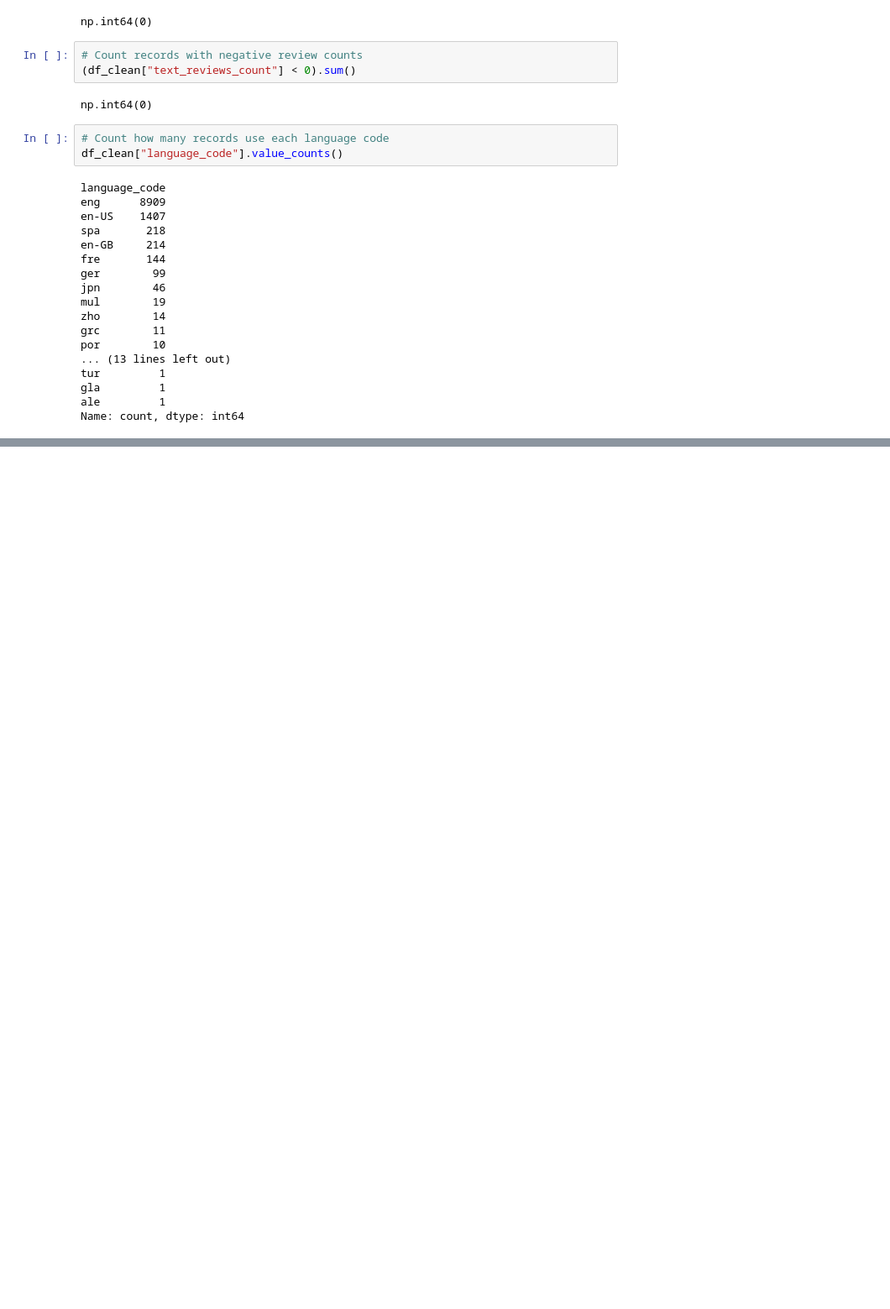
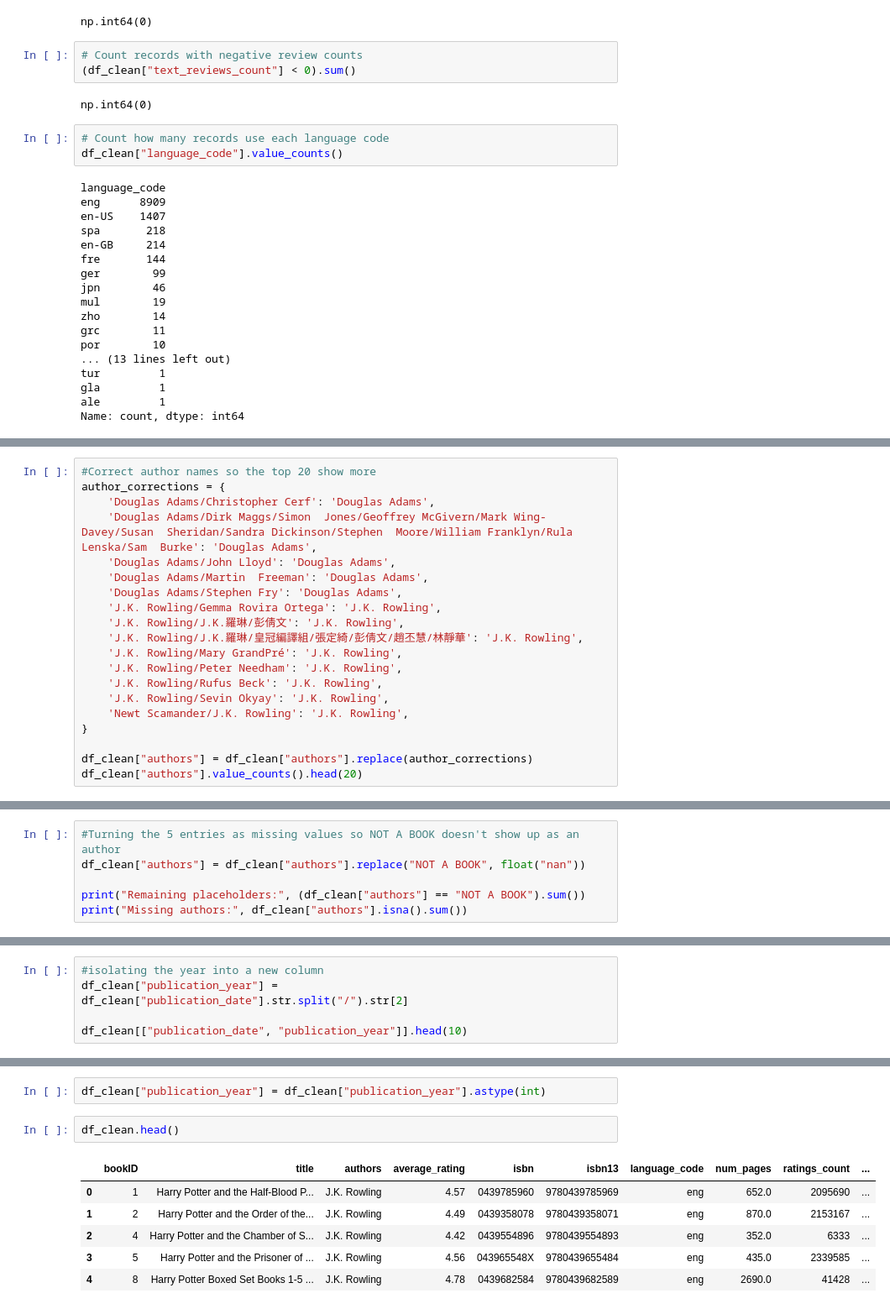
Before and after one commit to Preeti-data/first_project, a Jupyter notebook: notebooks/bookworms_data_cleaning.ipynb, the cells around one changed output, grey strips where cells are left out. Shown at 84% size. Cells and saved outputs as stored; diff of their text form; blank space fills up the shorter version.

Commit message:
cleaned notebook updated, new csv file added

```diff
--- a/notebooks/bookworms_data_cleaning.ipynb
+++ b/notebooks/bookworms_data_cleaning.ipynb
@@ -558,0 +761,20 @@ df_clean["publisher"] = df_clean["publisher"].replace(publisher_corrections)
+# %%
+#Correct author names so the top 20 show more
+author_corrections = {
+    'Douglas Adams/Christopher Cerf': 'Douglas Adams',
+    'Douglas Adams/Dirk Maggs/Simon  Jones/Geoffrey McGivern/Mark Wing-Davey/Susan  Sheridan/Sandra Dickinson/Stephen  Moore/William Franklyn/Rula Lenska/Sam  Burke': 'Douglas Adams',
+    'Douglas Adams/John Lloyd': 'Douglas Adams',
+    'Douglas Adams/Martin  Freeman': 'Douglas Adams',
+    'Douglas Adams/Stephen Fry': 'Douglas Adams',
+    'J.K. Rowling/Gemma Rovira Ortega': 'J.K. Rowling',
+    'J.K. Rowling/J.K.羅琳/彭倩文': 'J.K. Rowling',
+    'J.K. Rowling/J.K.羅琳/皇冠編譯組/張定綺/彭倩文/趙丕慧/林靜華': 'J.K. Rowling',
+    'J.K. Rowling/Mary GrandPré': 'J.K. Rowling',
+    'J.K. Rowling/Peter Needham': 'J.K. Rowling',
+    'J.K. Rowling/Rufus Beck': 'J.K. Rowling',
+    'J.K. Rowling/Sevin Okyay': 'J.K. Rowling',
+    'Newt Scamander/J.K. Rowling': 'J.K. Rowling',
+}
+
+df_clean["authors"] = df_clean["authors"].replace(author_corrections)
+df_clean["authors"].value_counts().head(20)
@@ -558,0 +813,6 @@ df_clean["publisher"] = df_clean["publisher"].replace(publisher_corrections)
+# %%
+#Turning the 5 entries as missing values so NOT A BOOK doesn't show up as an author
+df_clean["authors"] = df_clean["authors"].replace("NOT A BOOK", float("nan"))
+
+print("Remaining placeholders:", (df_clean["authors"] == "NOT A BOOK").sum())
+print("Missing authors:", df_clean["authors"].isna().sum())
@@ -558,0 +837,5 @@ df_clean["publisher"] = df_clean["publisher"].replace(publisher_corrections)
+# %%
+#isolating the year into a new column
+df_clean["publication_year"] = df_clean["publication_date"].str.split("/").str[2]
+
+df_clean[["publication_date", "publication_year"]].head(10)
@@ -558,0 +868,11 @@ df_clean["publisher"] = df_clean["publisher"].replace(publisher_corrections)
+# %%
+df_clean["publication_year"] = df_clean["publication_year"].astype(int)
+# %%
+df_clean.head()
+# %% [output]
+|  | bookID | title | authors | average_rating | isbn | isbn13 | language_code | num_pages | ratings_count | ... |
+| 0 | 1 | Harry Potter and the Half-Blood P... | J.K. Rowling | 4.57 | 0439785960 | 9780439785969 | eng | 652.0 | 2095690 | ... |
+| 1 | 2 | Harry Potter and the Order of the... | J.K. Rowling | 4.49 | 0439358078 | 9780439358071 | eng | 870.0 | 2153167 | ... |
+| 2 | 4 | Harry Potter and the Chamber of S... | J.K. Rowling | 4.42 | 0439554896 | 9780439554893 | eng | 352.0 | 6333 | ... |
+| 3 | 5 | Harry Potter and the Prisoner of ... | J.K. Rowling | 4.56 | 043965548X | 9780439655484 | eng | 435.0 | 2339585 | ... |
+| 4 | 8 | Harry Potter Boxed Set Books 1-5 ... | J.K. Rowling | 4.78 | 0439682584 | 9780439682589 | eng | 2690.0 | 41428 | ... |
```
Also changed, not shown: parts of 14 cells of this notebook, 1 other file.
